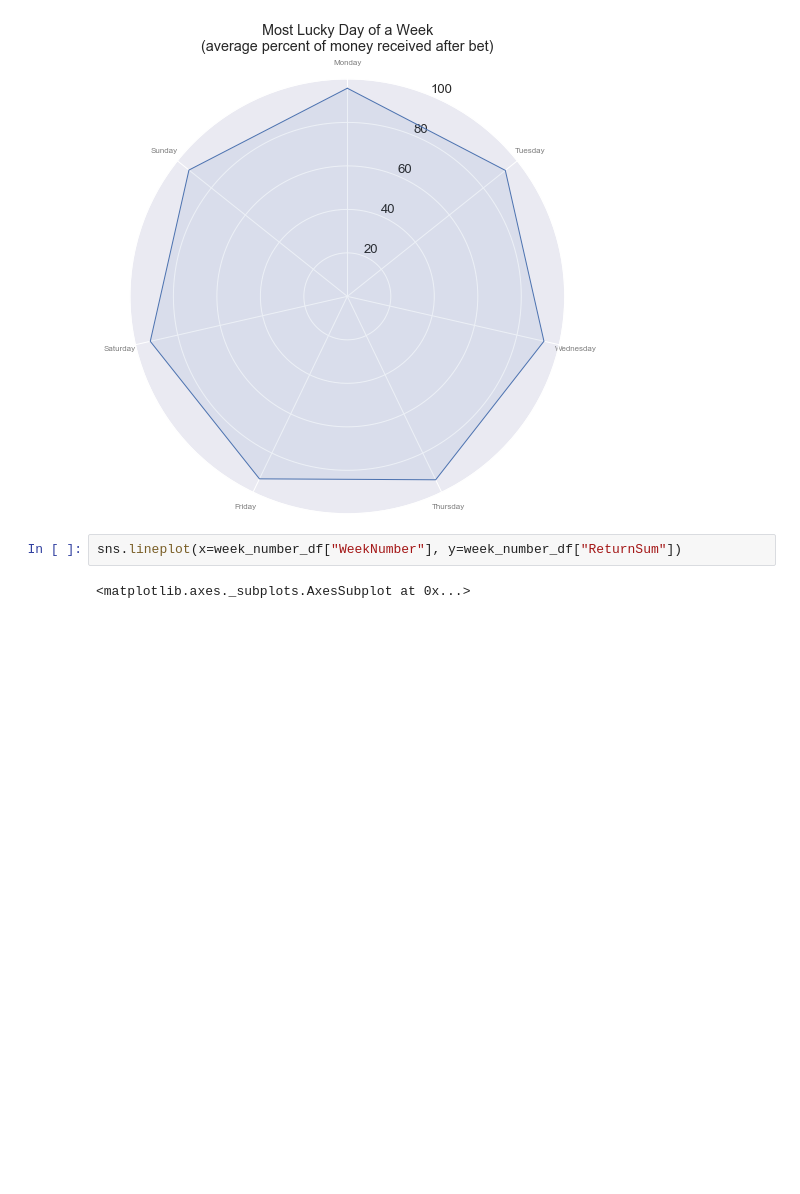
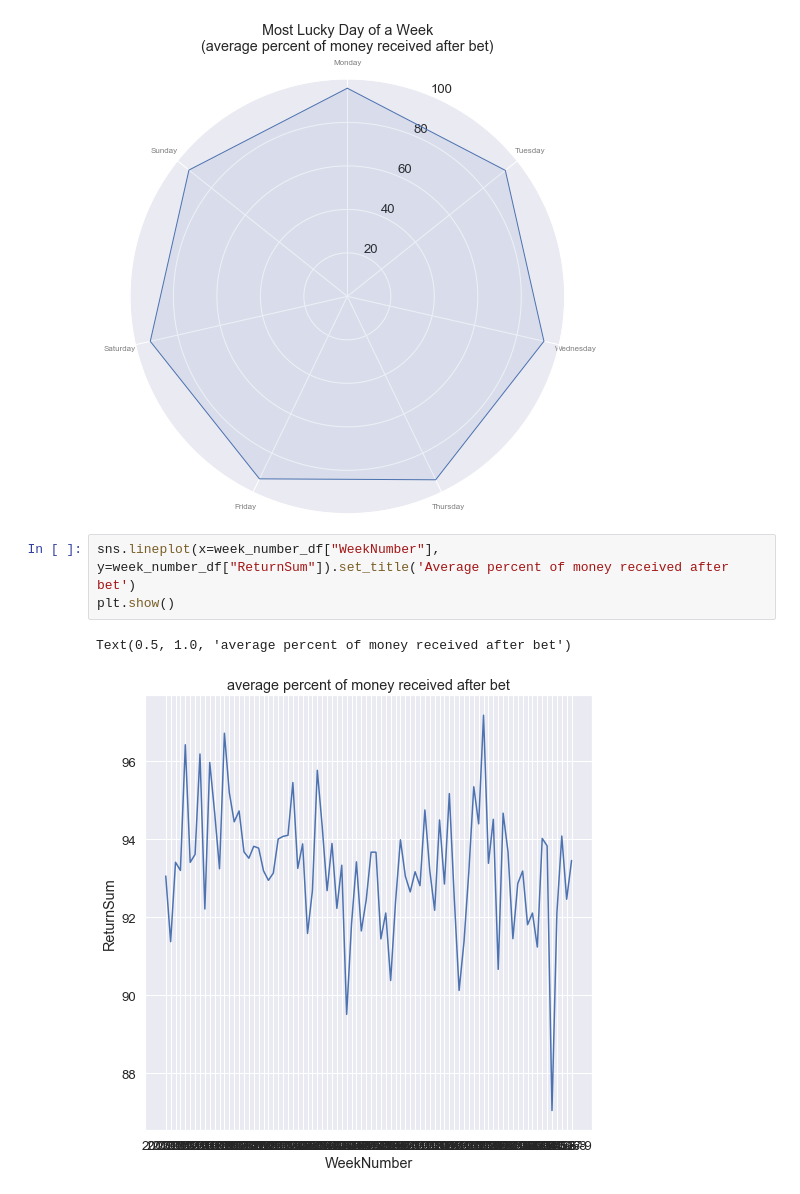
Before and after one commit to MarianDubei/visualization_project, a Jupyter notebook: main.ipynb, the cells around one changed output. Cells and saved outputs as stored; diff of their text form; blank space fills up the shorter version.

```diff
--- a/main.ipynb
+++ b/main.ipynb
@@ -83,6 +83,8 @@ plt.show()
 # %% [output]
 [figure]
 # %%
-sns.lineplot(x=week_number_df["WeekNumber"], y=week_number_df["ReturnSum"])
+sns.lineplot(x=week_number_df["WeekNumber"], y=week_number_df["ReturnSum"]).set_title('Average percent of money received after bet')
+plt.show()
 # %% [output]
-<matplotlib.axes._subplots.AxesSubplot at 0x...>
+Text(0.5, 1.0, 'average percent of money received after bet')
+[figure, added]
```
Also changed, not shown: 1 other file.
